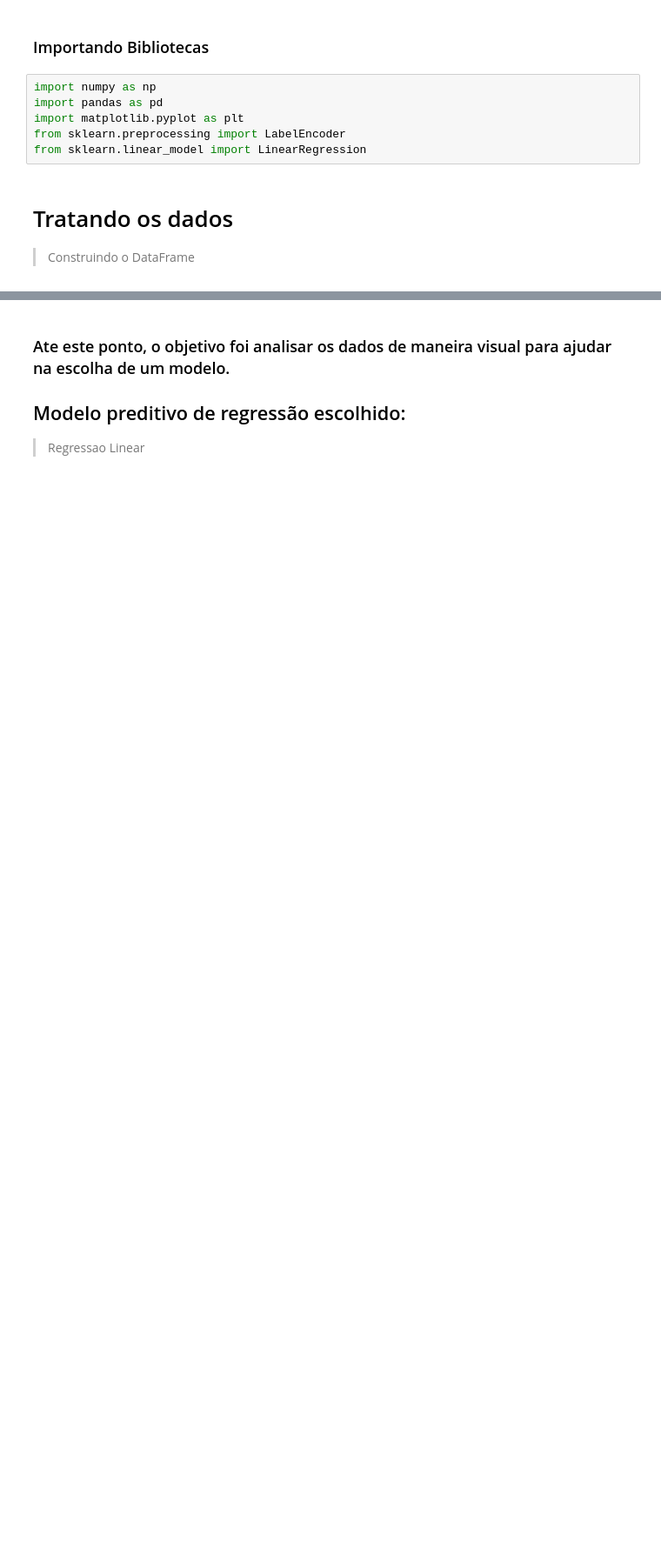
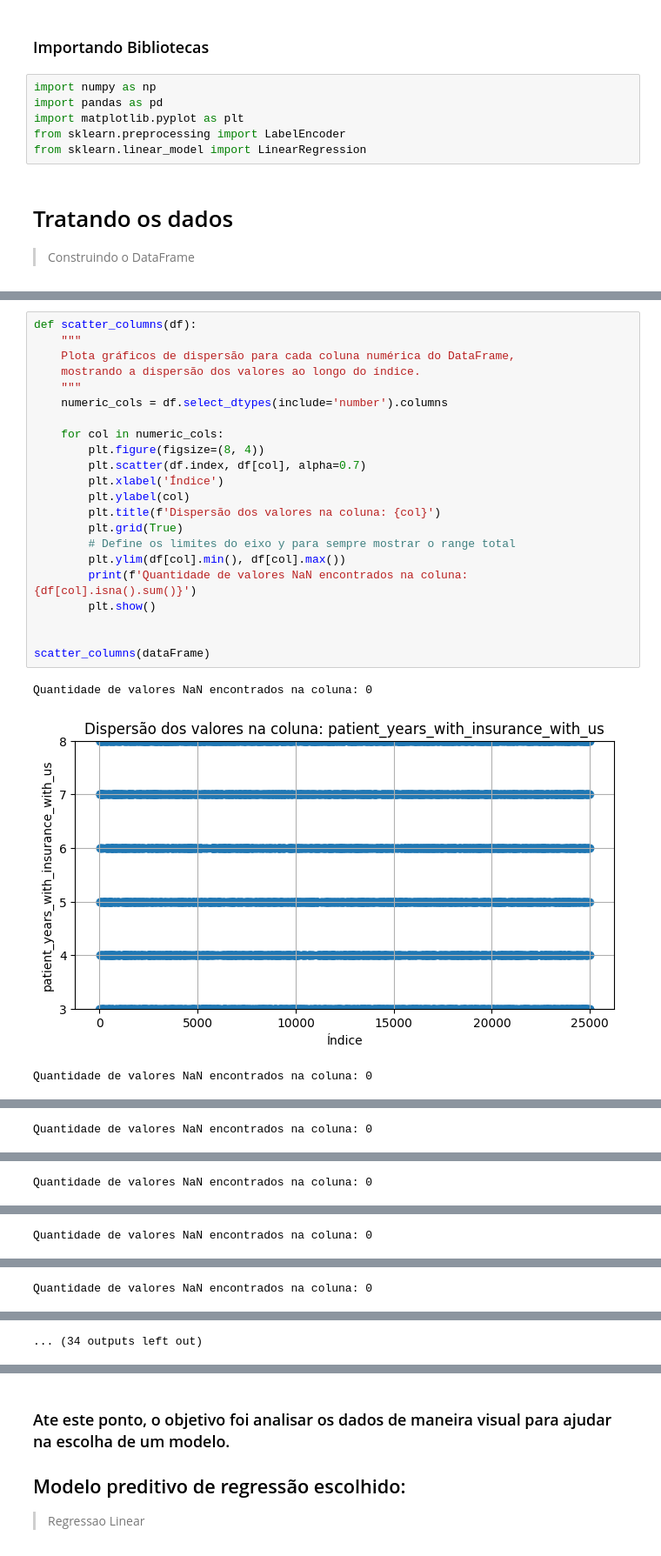
Before and after one commit to lsc-br/techchallenge-fase1, a Jupyter notebook: TechChallenge/main.ipynb, the cells around one changed output, grey strips where cells are left out. Shown at 87% size. Saved outputs shown, nothing was run; the diff lists cells and outputs as text; blank space fills up the shorter version.

```diff
--- a/TechChallenge/main.ipynb
+++ b/TechChallenge/main.ipynb
@@ -241,0 +216,26 @@ Proxima analise, buscar o valor mais alto de custo de seguro e o mais baixo e pl
+# %%
+def scatter_columns(df):
+    """
+    Plota gráficos de dispersão para cada coluna numérica do DataFrame,
+    mostrando a dispersão dos valores ao longo do índice.
+    """
+    numeric_cols = df.select_dtypes(include='number').columns
+
+    for col in numeric_cols:
+        plt.figure(figsize=(8, 4))
+        plt.scatter(df.index, df[col], alpha=0.7)
+        plt.xlabel('Índice')
+        plt.ylabel(col)
+        plt.title(f'Dispersão dos valores na coluna: {col}')
+        plt.grid(True)
+        # Define os limites do eixo y para sempre mostrar o range total
+        plt.ylim(df[col].min(), df[col].max())
+        print(f'Quantidade de valores NaN encontrados na coluna: {df[col].isna().sum()}')
+        plt.show()
+
+
+scatter_columns(dataFrame)
+# %% [output]
+Quantidade de valores NaN encontrados na coluna: 0
+[figure, added]
+Quantidade de valores NaN encontrados na coluna: 0
@@ -241,0 +243 @@ Proxima analise, buscar o valor mais alto de custo de seguro e o mais baixo e pl
+Quantidade de valores NaN encontrados na coluna: 0
@@ -241,0 +245 @@ Proxima analise, buscar o valor mais alto de custo de seguro e o mais baixo e pl
+Quantidade de valores NaN encontrados na coluna: 0
@@ -241,0 +247 @@ Proxima analise, buscar o valor mais alto de custo de seguro e o mais baixo e pl
+Quantidade de valores NaN encontrados na coluna: 0
@@ -241,0 +249 @@ Proxima analise, buscar o valor mais alto de custo de seguro e o mais baixo e pl
+Quantidade de valores NaN encontrados na coluna: 0
@@ -241,0 +251 @@ Proxima analise, buscar o valor mais alto de custo de seguro e o mais baixo e pl
+... (34 outputs left out)
```
Also changed, not shown: parts of 13 cells of this notebook.
